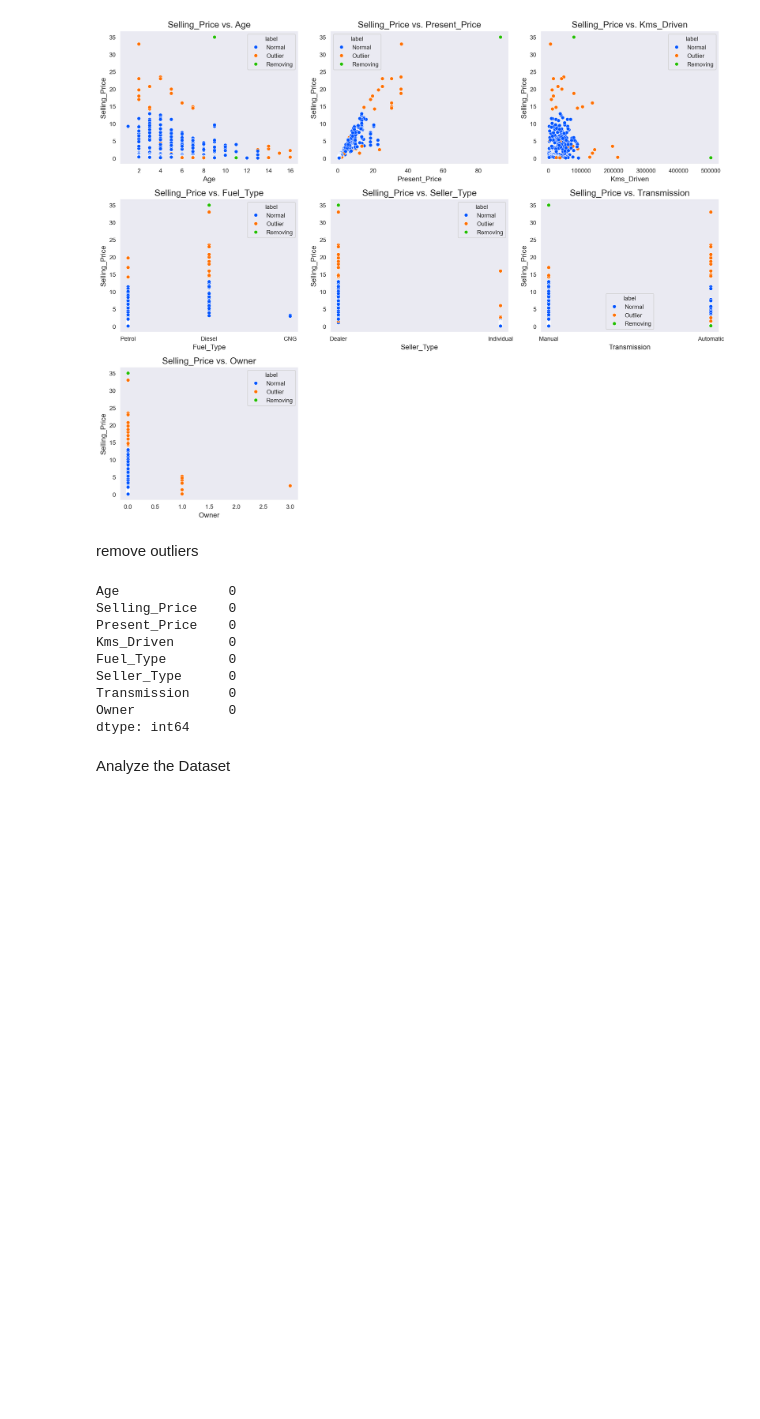
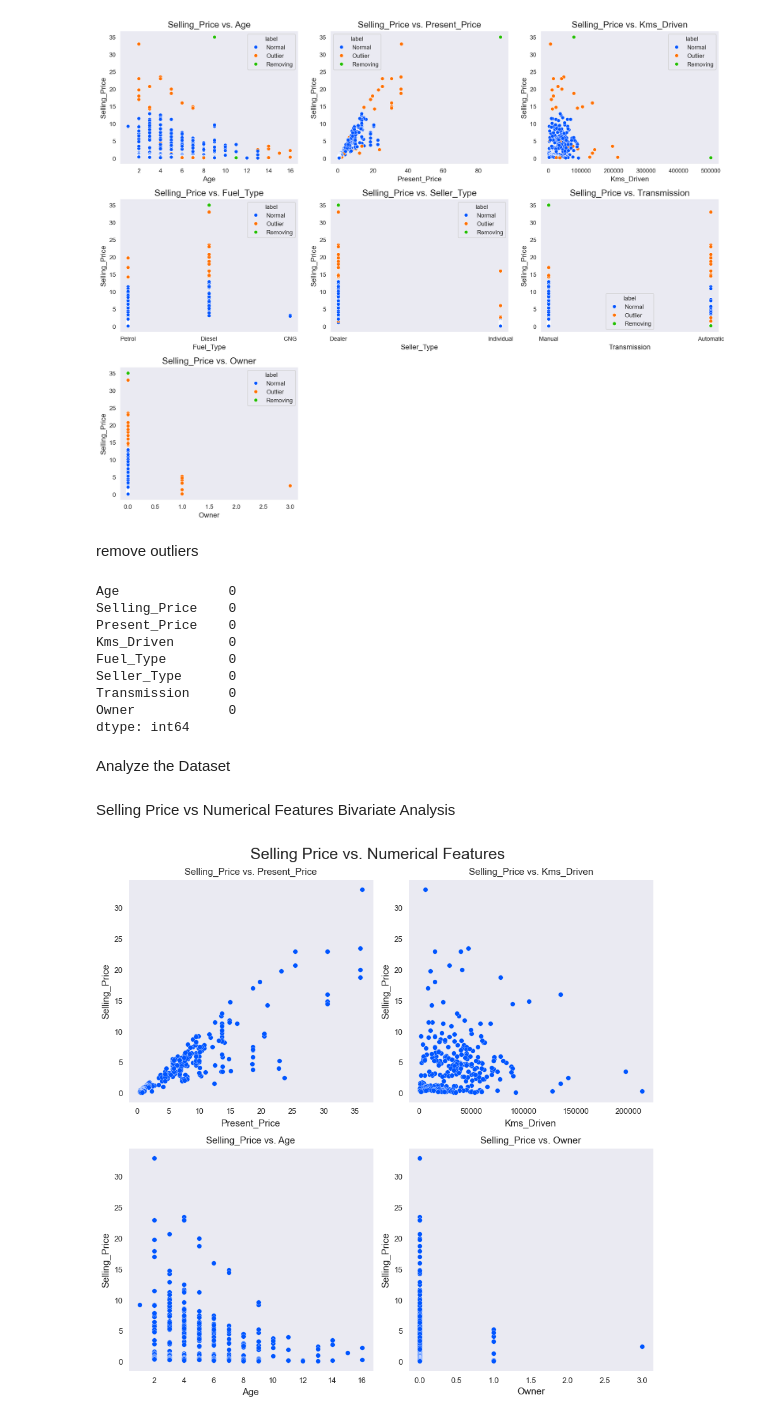
Before and after one commit to timjozi911/succulent-succotash, a Jupyter notebook: main.ipynb, the cells around one changed output. Cells and saved outputs as stored; diff of their text form; code cells hidden in the pictures; blank space fills up the shorter version.

Commit message:
feat: complete analysis

```diff
--- a/main.ipynb
+++ b/main.ipynb
@@ -181,0 +185,22 @@ Analyze the Dataset
+# %% [markdown]
+Selling Price vs Numerical Features Bivariate Analysis
+# %%
+fig, ax = plt.subplots(nrows=2 ,ncols=2, figsize=(10,10), dpi=90)
+num_features = ['Present_Price', 'Kms_Driven', 'Age', 'Owner']
+target = 'Selling_Price'
+c = '#0055ff'
+
+for i in range(len(num_features)):
+    row = i//2
+    col = i%2
+    ax[row,col].scatter(df1[num_features[i]], df1[target], color=c, edgecolors='w', linewidths=0.25)
+    ax[row,col].set_title('{} vs. {}'.format(target, num_features[i]), size = 12)
+    ax[row,col].set_xlabel(num_features[i], size = 12)
+    ax[row,col].set_ylabel(target, size = 12)
+    ax[row,col].grid()
+
+plt.suptitle('Selling Price vs. Numerical Features', size = 20)
+plt.tight_layout()
+plt.show()
+# %% [output]
+[figure, added]
```
Also changed, not shown: parts of 7 cells of this notebook.
